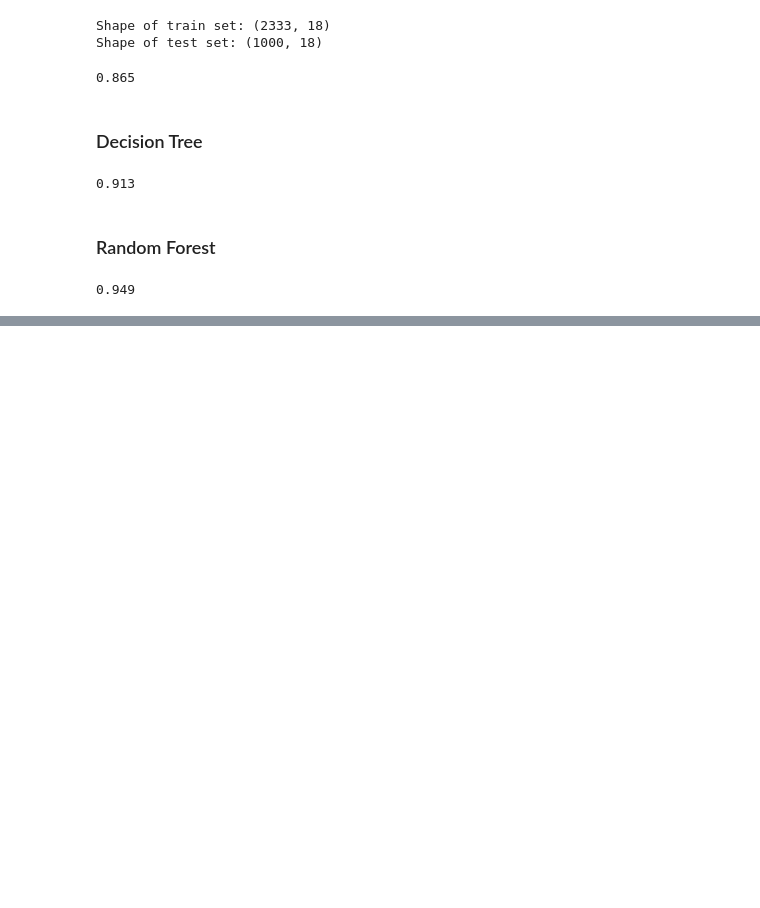
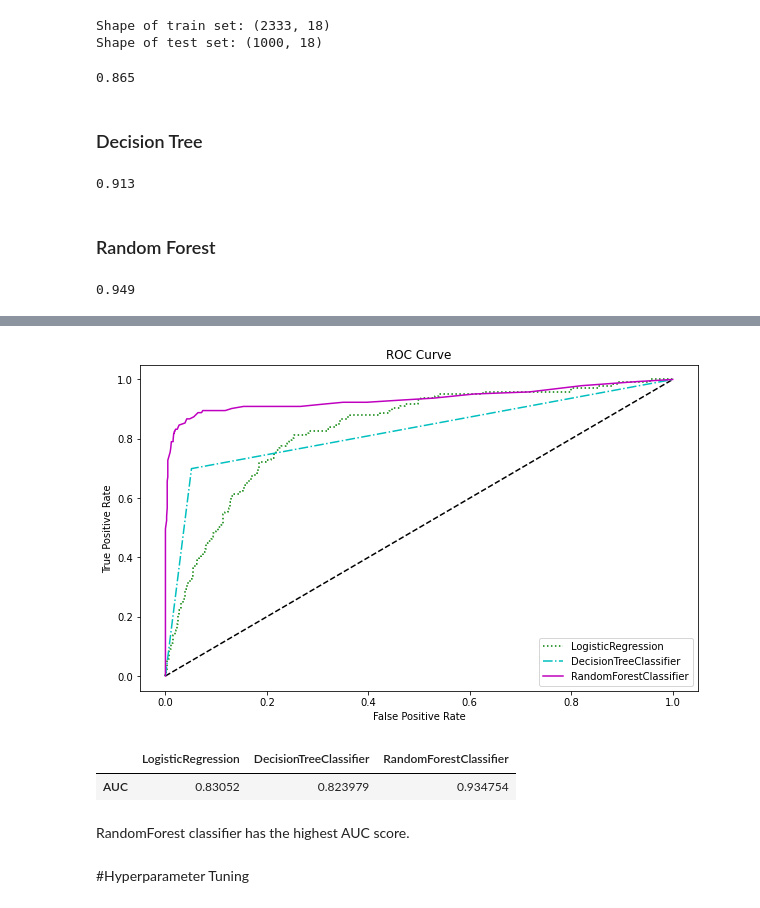
Before and after one commit to AilingLiu/Growth_Analysis, a Jupyter notebook: Marketing_Analytics_Predicting_Customer_Churn.ipynb, the cells around one changed output, grey strips where cells are left out. Cells and saved outputs as stored; diff of their text form; code cells hidden in the pictures; blank space fills up the shorter version.

```diff
--- a/Marketing_Analytics_Predicting_Customer_Churn.ipynb
+++ b/Marketing_Analytics_Predicting_Customer_Churn.ipynb
@@ -321,0 +330,31 @@ Our results table shows RandomForest has the highest precision score, while Deci
+# %%
+from sklearn.metrics import roc_curve, roc_auc_score
+
+auc_scores = {}
+fig, ax = plt.subplots(figsize=(10, 6))
+
+ax.plot([0, 1], [0, 1], 'k--')
+line_styles = ['g:', 'c-.', 'm-']
+
+for i, clf in enumerate([lg, tree, rf]):
+  y_pred_proba = clf.predict_proba(X_test)[:, 1]
+  fpr, tpr, thresholds = roc_curve(y_test, y_pred_proba)
+  clf_name = clf.__class__.__name__
+  auc_scores[clf_name] = roc_auc_score(y_test, y_pred_proba)
+  ax.plot(fpr, tpr, line_styles[i], label=clf_name)
+
+ax.set(title='ROC Curve', xlabel='False Positive Rate', ylabel='True Positive Rate')
+ax.legend(loc='lower right')
+plt.show()
+# %% [output]
+[figure, added]
+# %%
+auc_table = pd.DataFrame.from_dict(auc_scores, orient='index', columns=['AUC'])
+auc_table.T
+# %% [output]
+|  | LogisticRegression | DecisionTreeClassifier | RandomForestClassifier |
+| AUC | 0.83052 | 0.823979 | 0.934754 |
+# %% [markdown]
+RandomForest classifier has the highest AUC score.
+# %% [markdown]
+#Hyperparameter Tuning
```
Also changed, not shown: parts of 11 cells of this notebook.
